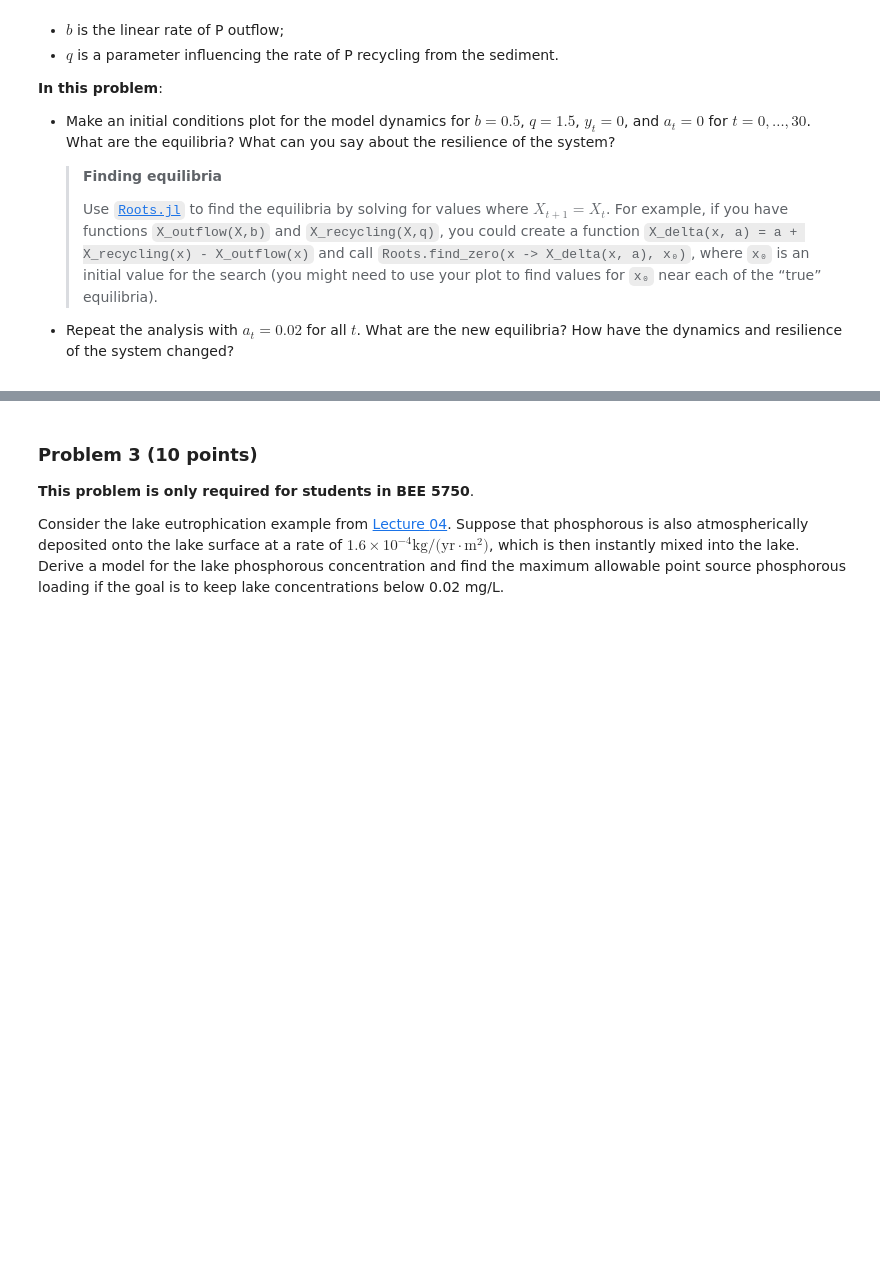
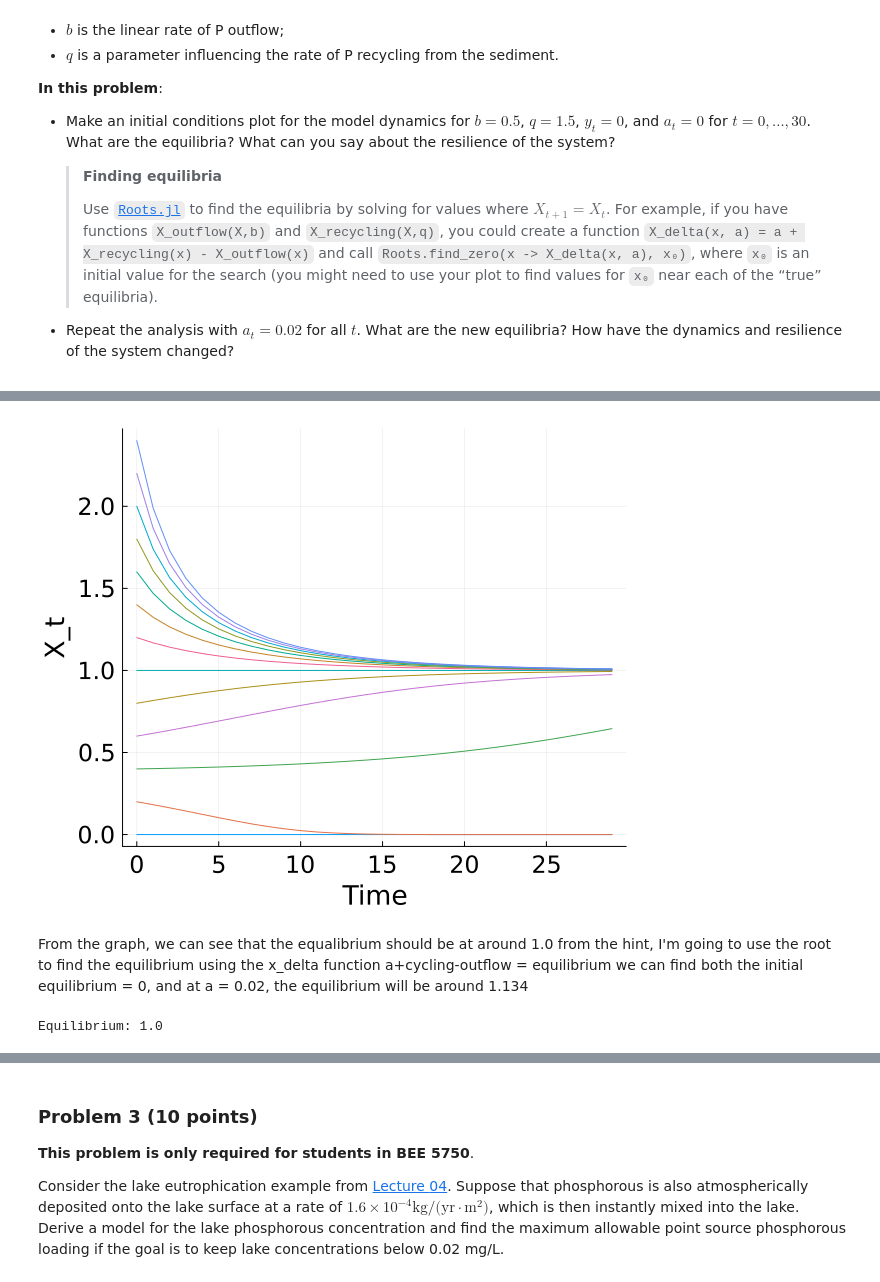
Before and after one commit to BEE4750-FA24/hw2-bt366, a Jupyter notebook: hw02.ipynb, the cells around one changed output, grey strips where cells are left out. Cells and saved outputs as stored; diff of their text form; code cells hidden in the pictures; blank space fills up the shorter version.

```diff
--- a/hw02.ipynb
+++ b/hw02.ipynb
@@ -67,18 +69,10 @@ The concentration after the first discharge is $C_1$ concentration of river * vo
 # %%
 Discharge_1 = 9*40
 Discharge_2 = 7*60
-X = 0
-x = 0
-C_1 = ((250*0.5) + Discharge_1)/250
-C_2 = ((C_1*250) * ℯ^(-0.36*15/10) + Discharge_2)/250
+
+C_1 = ((250*0.5) + Discharge_1)/290
+C_2 = ((C_1*250) * ℯ^(-0.36*15/10) + Discharge_2)/310
 C_X = ((C_2) * ℯ^(-0.36*(X/10)))
 
-for x in (1:100)
-    if C_X >= 2.5
-        X += 1
-        C_X = C_2 * ℯ^(-0.36 * (X/10))
-    end
-end
-@show X
-@show C_X
+@show C_2
 # %% [output]
@@ -135,0 +135,60 @@ where:
+# %%
+function lake_P_cycling(x, q)
+    return x^q / (1 + x^q)
+end
+
+function lake_P_out(x, b)
+    return b * x
+end
+
+function simulate_lake_P(X_ic, T, b, q, a, y)
+    X = zeros(T)
+    X[1] = X_ic
+    for t = 2:T
+        X[t] = X[t-1] .+ a[t] .+ y[t] .+ lake_P_cycling(X[t-1], q) .- lake_P_out(X[t-1], b)
+    end
+    return X
+end
+
+
+T = 30
+b = 0.5
+q = 1.5
+a = zeros(T)
+y = zeros(T)
+
+X_vals = collect(0.0:0.2:2.5)
+
+X = [simulate_lake_P(X_ic, T, b, q, a, y) for X_ic in X_vals]
+plot(0:T-1, X, label=false, xlabel="Time", guidefontsize=18, tickfontsize=16, size=(600, 500), ylabel="X_t")
+# %% [output]
+[figure, added]
+# %% [markdown]
+From the graph, we can see that the equalibrium should be at around 1.0
+from the hint, I'm going to use the root to find the equilibrium
+using the x_delta function a+cycling-outflow = equilibrium
+we can find both the initial equilibrium = 0, and at a = 0.02, the equilibrium will be around 1.134
+# %%
+# Define the cycling and outflow functions
+function lake_P_cycling(x, q)
+    return x^q / (1 + x^q)
+end
+
+function lake_P_out(x, b)
+    return b * x
+end
+
+# Define the delta function that represents the equilibrium condition
+function X_delta(x, a, b, q)
+    return a + lake_P_cycling(x, q) - lake_P_out(x, b)
+end
+
+b = 0.5
+q = 1.5
+a = 0.0
+
+X_initial_equilibrium = 1.0
+Eq = find_zero(x -> X_delta(x, a, b, q), X_initial_equilibrium)
+println("Equilibrium: ", Eq)
+# %% [output]
+Equilibrium: 1.0
```
Also changed, not shown: parts of 6 cells of this notebook.
